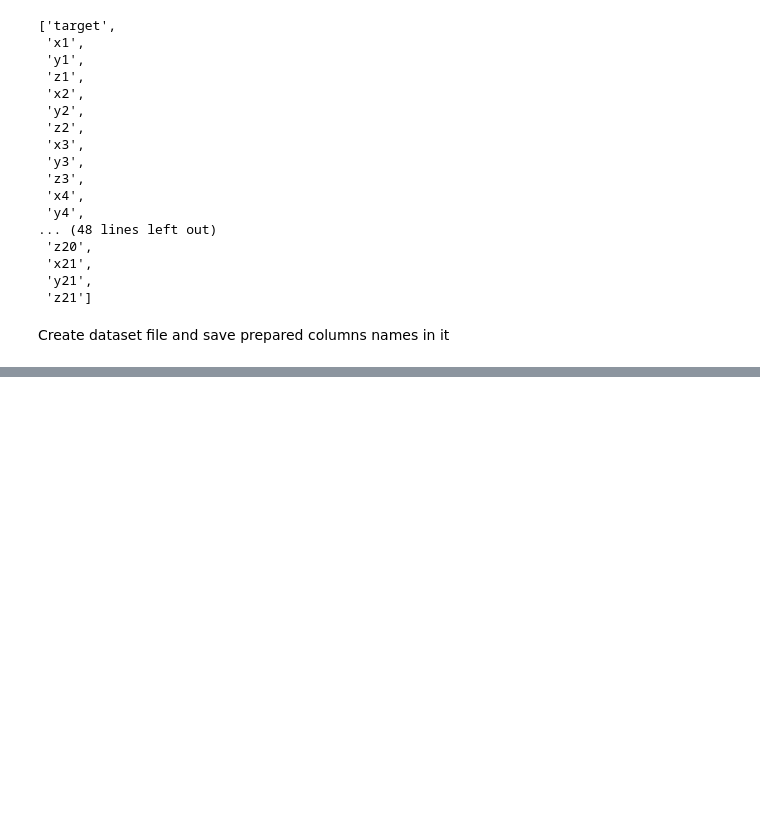
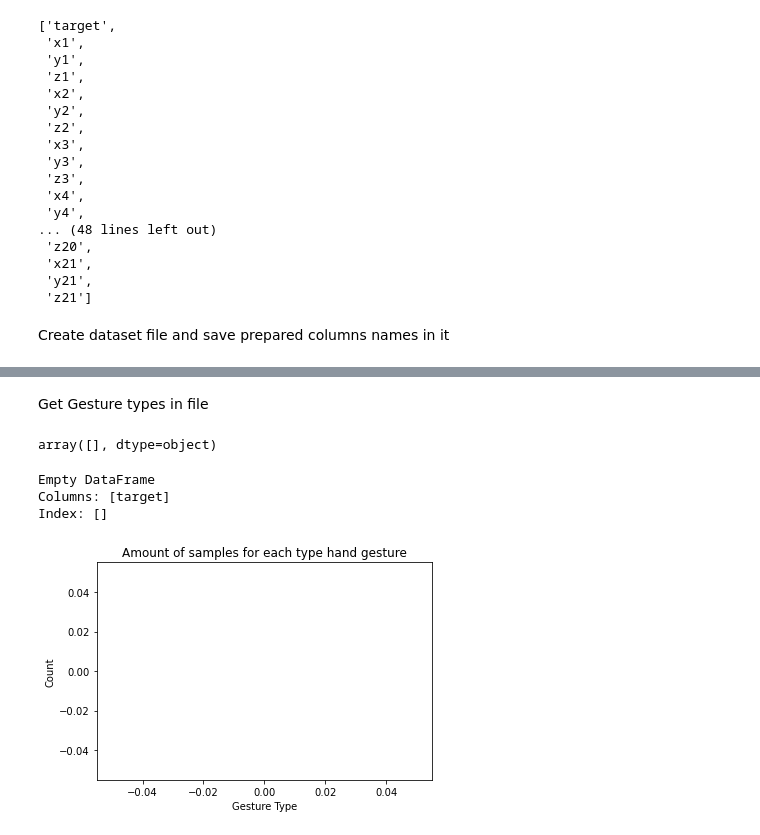
Before and after one commit to JanSzewczyk/hands-control-system, a Jupyter notebook: hands-gesture-classifier.ipynb, the cells around one changed output, grey strips where cells are left out. Drawn from its saved outputs; the diff is of its cells as text; code cells hidden in the pictures; blank space fills up the shorter version.

```diff
--- a/hands-gesture-classifier.ipynb
+++ b/hands-gesture-classifier.ipynb
@@ -321,0 +267,7 @@ Name: target, Length: 930, dtype: int64
+# %%
+action_type_mapper = {}
+
+for a in ActionType:
+    action_type_mapper[a.value] = a.name
+
+action_type_mapper
@@ -321,0 +304,26 @@ Name: target, Length: 930, dtype: int64
+# %% [markdown]
+Get Gesture types in file
+# %%
+gesture_types = np.sort(df.target.unique())
+gesture_types
+# %% [output]
+array([], dtype=object)
+# %%
+df_count = pd.DataFrame(df.target.value_counts()) # .sort_index()
+df_count.index = df_count.index.map(mapper=action_type_mapper)
+
+print(df_count)
+# %% [output]
+Empty DataFrame
+Columns: [target]
+Index: []
+# %%
+plt.bar(df_count.index, df_count.target)
+
+plt.title('Amount of samples for each type hand gesture')
+plt.xlabel("Gesture Type")
+plt.ylabel("Count")
+
+plt.show()
+# %% [output]
+[figure, added]
```
Also changed, not shown: parts of 98 cells of this notebook, 2 other files.
